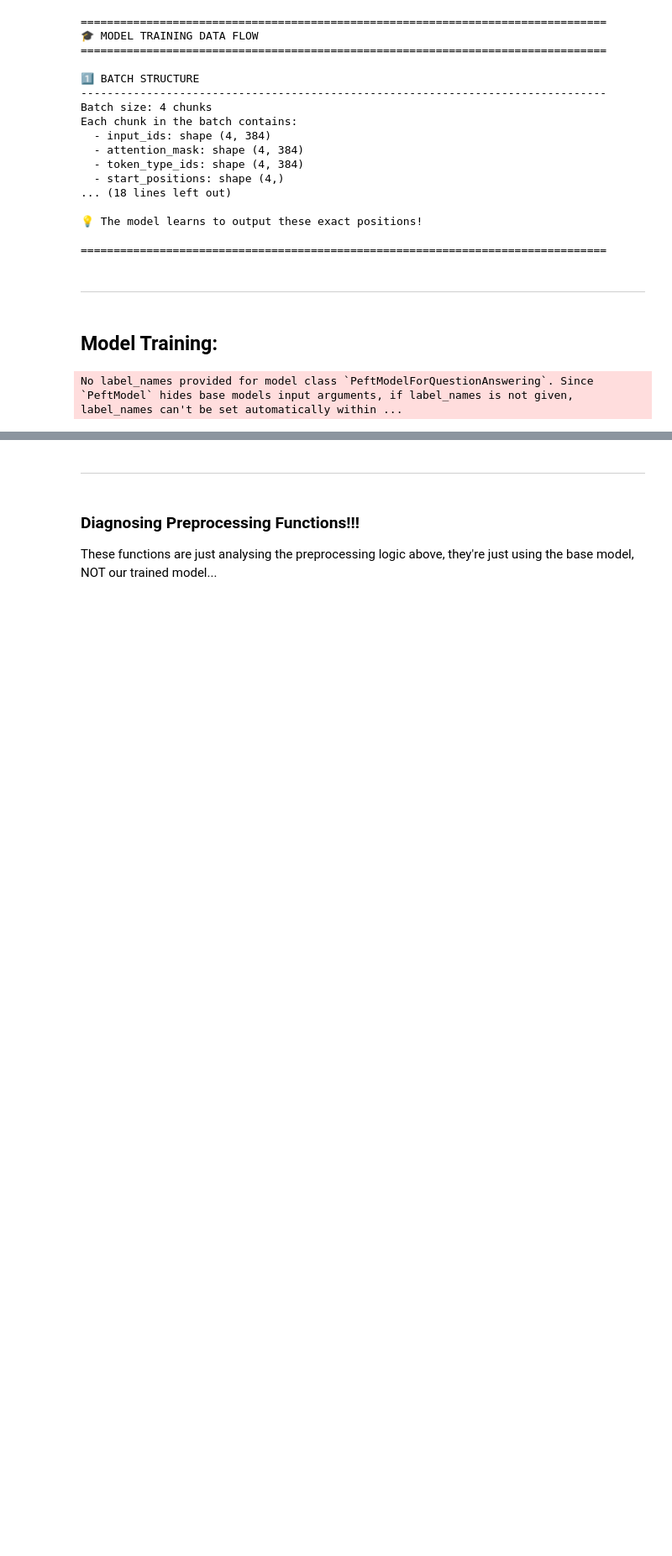
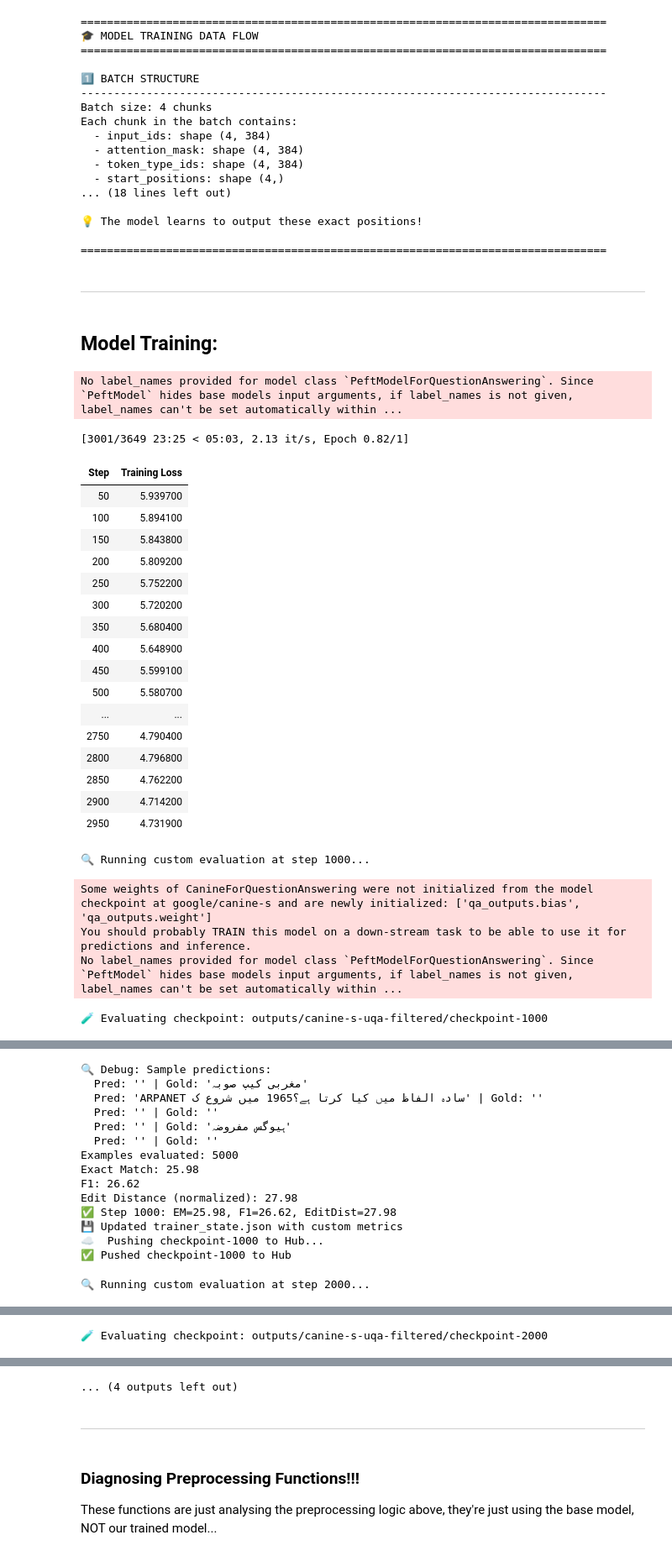
Before and after one commit to VohraAK/canine-replication, a Jupyter notebook: Train_CANINE_S_LoRA_UQA_filtered.ipynb, the cells around one changed output, grey strips where cells are left out. Shown at 84% size. Cells and saved outputs as stored; diff of their text form; code cells hidden in the pictures; blank space fills up the shorter version.

```diff
--- a/Train_CANINE_S_LoRA_UQA_filtered.ipynb
+++ b/Train_CANINE_S_LoRA_UQA_filtered.ipynb
@@ -277,7 +281,7 @@ def preprocess_uqa(examples, tokenizer, max_length=MAX_SEQ_LENGTH, doc_stride=DO
             encoded["token_type_ids"].append(token_type_ids)
             encoded["start_positions"].append(start_pos)
             encoded["end_positions"].append(end_pos)
-            encoded["overflow_to_sample_mapping"].append(example_idx)
+            encoded["overflow_to_sample_mapping"].append(example_idx if indices is None else indices[example_idx])
 
             if span_end == context_length:
                 break
@@ -542,18 +546,8 @@ def evaluate_checkpoint(checkpoint_path=None):
     em_scores = []
     f1_scores = []
     edit_dist_scores = []
-    answerable_em = []
-    unanswerable_em = []
-
     for sample_idx, (_, prediction_text) in best_predictions.items():
         reference = gold_answer(uqa_val[int(sample_idx)])
-
-        if reference == "":  # Unanswerable
-            # Did model correctly predict no answer (CLS)?
-            unanswerable_em.append(1.0 if prediction_text == "" else 0.0)
-        else:  # Answerable
-            answerable_em.append(exact_match_score(prediction_text, reference))
-
         em_scores.append(exact_match_score(prediction_text, reference))
         f1_scores.append(f1_score(prediction_text, reference))
         edit_dist_scores.append(edit_distance_score(prediction_text, reference))
@@ -563,9 +557,6 @@ def evaluate_checkpoint(checkpoint_path=None):
     edit_dist = float(np.mean(edit_dist_scores)) if edit_dist_scores else 0.0
 
     print(f"Examples evaluated: {len(em_scores)}")
-    print(f"Answerable EM: {np.mean(answerable_em)*100:.2f}% (n={len(answerable_em)})")
-    print(f"Unanswerable Accuracy: {np.mean(unanswerable_em)*100:.2f}% (n={len(unanswerable_em)})")
-    print(f"Overall EM: {np.mean(answerable_em + unanswerable_em)*100:.2f}%")
     print(f"Exact Match: {em * 100:.2f}")
     print(f"F1: {f1 * 100:.2f}")
     print(f"Edit Distance (normalized): {edit_dist * 100:.2f}")
@@ -577,14 +568,16 @@ def evaluate_checkpoint(checkpoint_path=None):
 
 # print("🔄 Preprocessing filtered dataset (this will take a few minutes)...")
 processed_train = uqa_train.map(
-    lambda examples: preprocess_uqa(examples, tokenizer),
+    lambda examples, indices: preprocess_uqa(examples, tokenizer, indices=indices),
     batched=True,
-    remove_columns=uqa_train.column_names
+    remove_columns=uqa_train.column_names,
+    with_indices=True
 )
 processed_val = uqa_val.map(
-    lambda examples: preprocess_uqa(examples, tokenizer),
+    lambda examples, indices: preprocess_uqa(examples, tokenizer, indices=indices),
     batched=True,
-    remove_columns=uqa_val.column_names
+    remove_columns=uqa_val.column_names,
+    with_indices=True
 )
 
 # print(f"✅ Preprocessing complete!")
@@ -1276,14 +1330,14 @@ Before training, let's verify **every single component** of the QA pipeline end-
 # processed_val
 # %%
 # Save newly processed data (OPTIONAL - for future reuse with same filtered dataset)
-# processed_train.save_to_disk("/kaggle/working/cache/processed_train_uqa_filtered")
-# processed_val.save_to_disk("/kaggle/working/cache/processed_val_uqa_filtered")
+processed_train.save_to_disk("/kaggle/working/cache/processed_train_uqa_filtered")
+processed_val.save_to_disk("/kaggle/working/cache/processed_val_uqa_filtered")
 
-# # # ❌ DO NOT load old cache - it has index mismatches with filtered data!
-# # # If you've already run the preprocessing cell above, skip this cell
+# # ❌ DO NOT load old cache - it has index mismatches with filtered data!
+# # If you've already run the preprocessing cell above, skip this cell
 
-# processed_train = load_from_disk("/kaggle/working/cache/processed_train_uqa_filtered")
-# processed_val = load_from_disk("/kaggle/working/cache/processed_val_uqa_filtered")
+processed_train = load_from_disk("/kaggle/working/cache/processed_train_uqa_filtered")
+processed_val = load_from_disk("/kaggle/working/cache/processed_val_uqa_filtered")
 # %%
 def print_trainable_parameters(model):
     trainable_params = 0
@@ -1460,4 +1514,28 @@ trainer = Trainer(
 # %% [output]
 No label_names provided for model class `PeftModelForQuestionAnswering`. Since `PeftModel` hides base models input arguments, if label_names is not given, label_names can't be set automatically within ...
 # %%
-# trainer.train()
+trainer.train()
+# %% [output]
+[3001/3649 23:25 < 05:03, 2.13 it/s, Epoch 0.82/1]
+| Step | Training Loss |
+| 50 | 5.939700 |
+| 100 | 5.894100 |
+| 150 | 5.843800 |
+| 200 | 5.809200 |
+| 250 | 5.752200 |
+| 300 | 5.720200 |
+| 350 | 5.680400 |
+| 400 | 5.648900 |
+| 450 | 5.599100 |
+| 500 | 5.580700 |
+| ... | ... |
+| 2750 | 4.790400 |
+| 2800 | 4.796800 |
+| 2850 | 4.762200 |
+| 2900 | 4.714200 |
+| 2950 | 4.731900 |
+🔍 Running custom evaluation at step 1000...
+Some weights of CanineForQuestionAnswering were not initialized from the model checkpoint at google/canine-s and are newly initialized: ['qa_outputs.bias', 'qa_outputs.weight']
+You should probably TRAIN this model on a down-stream task to be able to use it for predictions and inference.
+No label_names provided for model class `PeftModelForQuestionAnswering`. Since `PeftModel` hides base models input arguments, if label_names is not given, label_names can't be set automatically within ...
+🧪 Evaluating checkpoint: outputs/canine-s-uqa-filtered/checkpoint-1000
@@ -1463,0 +1543,15 @@ No label_names provided for model class `PeftModelForQuestionAnswering`. Since `
+🔍 Debug: Sample predictions:
+  Pred: '' | Gold: 'مغربی کیپ صوبہ'
+  Pred: 'ARPANET سادہ الفاظ میں کیا کرتا ہے؟1965 میں شروع ک' | Gold: ''
+  Pred: '' | Gold: ''
+  Pred: '' | Gold: 'ہیوگس مفروضہ'
+  Pred: '' | Gold: ''
+Examples evaluated: 5000
+Exact Match: 25.98
+F1: 26.62
+Edit Distance (normalized): 27.98
+✅ Step 1000: EM=25.98, F1=26.62, EditDist=27.98
+💾 Updated trainer_state.json with custom metrics
+☁️  Pushing checkpoint-1000 to Hub...
+✅ Pushed checkpoint-1000 to Hub
+🔍 Running custom evaluation at step 2000...
@@ -1463,0 +1561 @@ No label_names provided for model class `PeftModelForQuestionAnswering`. Since `
+🧪 Evaluating checkpoint: outputs/canine-s-uqa-filtered/checkpoint-2000
@@ -1464,3 +1577,4 @@ No label_names provided for model class `PeftModelForQuestionAnswering`. Since `
+... (4 outputs left out)
 # %% [markdown]
 ---
 # %% [markdown]
```
Also changed, not shown: parts of 15 cells of this notebook.
